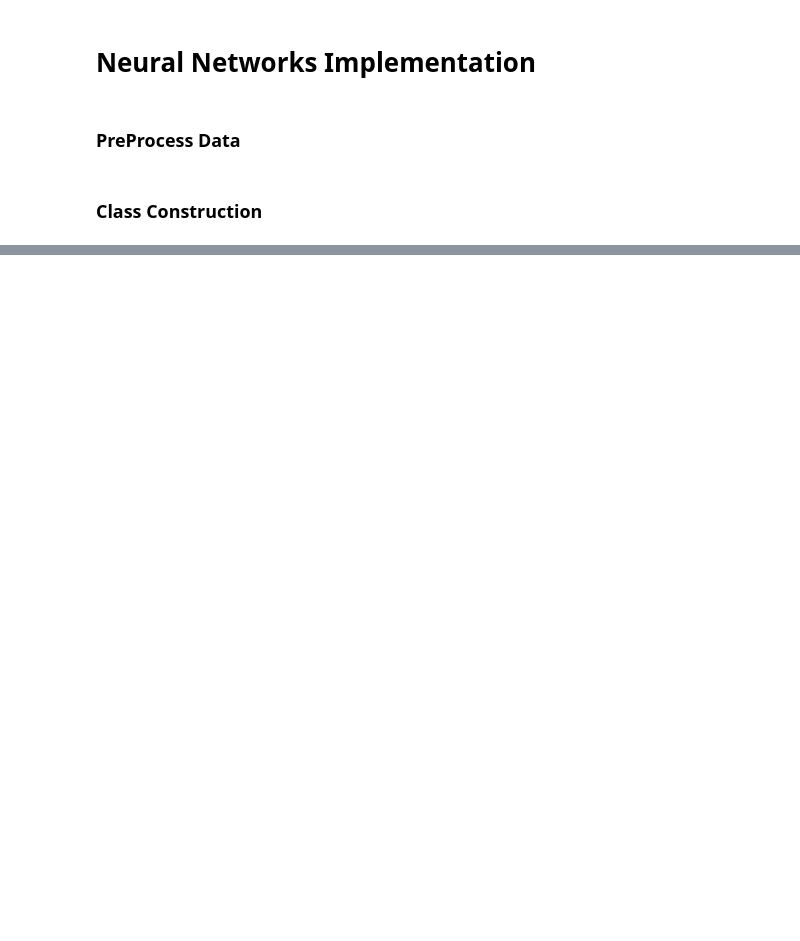
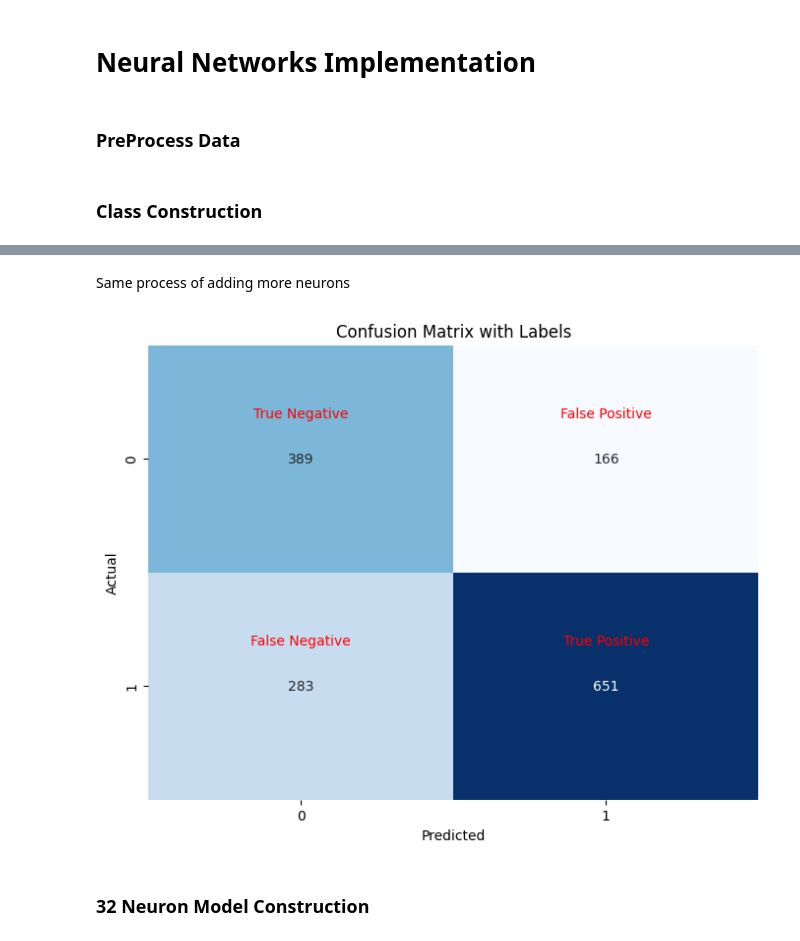
Before and after one commit to XixWISExiX/UFC-Predictor, a Jupyter notebook: NeuralNetworks.ipynb, the cells around one changed output, grey strips where cells are left out. Drawn from its saved outputs; the diff is of its cells as text; code cells hidden in the pictures; blank space fills up the shorter version.

```diff
--- a/NeuralNetworks.ipynb
+++ b/NeuralNetworks.ipynb
@@ -157,0 +188,12 @@ print((np.array(y_valid)).shape)
+# %%
+# Create and train the neural network
+input_size = X_train.shape[1]
+hidden_size = 16 # Number of neurons in the hidden layer
+output_size = 1
+learning_rate = 0.001
+epochs = 1000
+
+model16 = NeuralNetwork(input_size, hidden_size, output_size, learning_rate)
+model16.train(np.array(X_train), np.array(y_train), epochs)
+predictions16 = np.array(model16.predict(X_valid))
+print("Model Accuracy", model16.validate(predictions16, y_valid))
@@ -157,0 +212,8 @@ print((np.array(y_valid)).shape)
+# %% [markdown]
+Same process of adding more neurons
+# %%
+model16.plot(predictions16, y_valid)
+# %% [output]
+[figure, added]
+# %% [markdown]
+### 32 Neuron Model Construction
```
Also changed, not shown: parts of 34 cells of this notebook, 2 other files.
